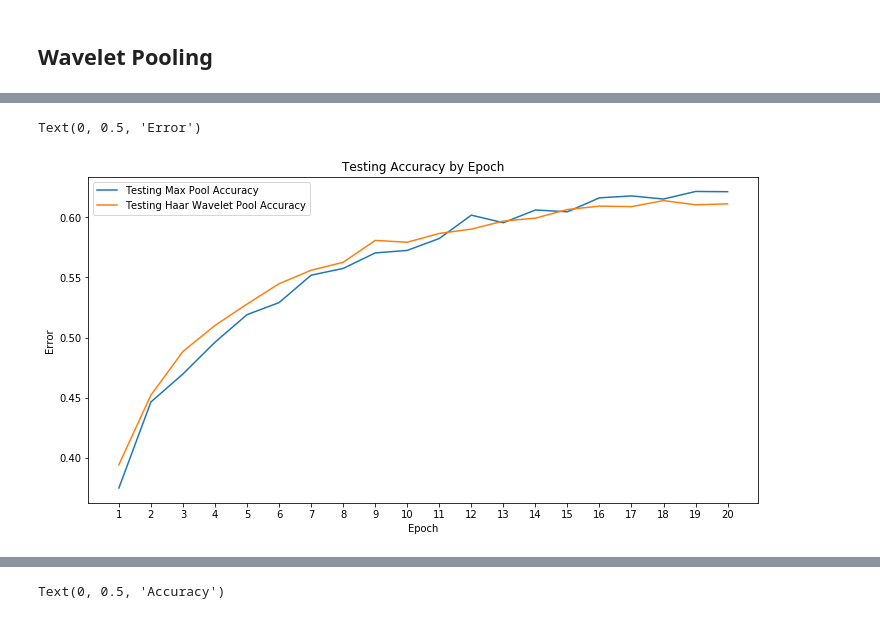
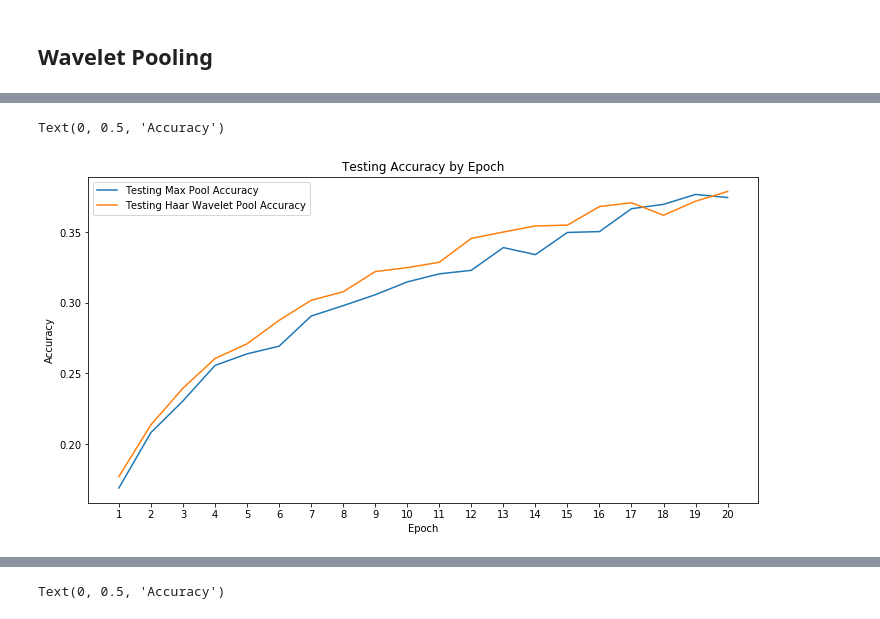
Before and after one commit to abhon/DSGA_1013_Final_Project, a Jupyter notebook: Code/Wavelet_CIFAR.ipynb, the cells around one changed output, grey strips where cells are left out. Cells and saved outputs as stored; diff of their text form; code cells hidden in the pictures.

```diff
--- a/Code/Wavelet_CIFAR.ipynb
+++ b/Code/Wavelet_CIFAR.ipynb
@@ -56,7 +56,7 @@ print(' '.join('%5s' % classes[labels[j]] for j in range(4)))
 def get_wav(in_channels,  pool=True):
     """wavelet decomposition using conv2d"""
 
-    w = pywt.Wavelet('bior1.1')
+    w = pywt.Wavelet('haar')
 
     dec_hi = torch.Tensor(w.dec_hi[::-1])
     dec_lo = torch.Tensor(w.dec_lo[::-1])
@@ -142,7 +142,9 @@ criterion = nn.CrossEntropyLoss()
 optimizer = optim.SGD(maxnet.parameters(), lr=0.0001, momentum=0.9)
 
 
-for epoch in range(20):  # loop/over the dataset multiple times
+for epoch in range(20):
+    # loop/over the dataset multiple times
+
     training_loss = 0
     running_loss = 0.0
     num_images = 0
@@ -164,11 +166,14 @@ for epoch in range(20):  # loop/over the dataset multiple times
         # print statistics
         running_loss += loss.item()
         training_loss += loss.item()
+
         if i % 1000 == 999:    # print every 1000 mini-batches
             print('[%d, %5d] running loss: %.3f' %
                   (epoch + 1, i + 1, running_loss / num_images))
             run_loss.append(running_loss / num_images)
             running_loss = 0.0
+        if i >= 0.05 * len(trainloader):
+            break
     train_loss.append(training_loss / num_images)
 
     testing_loss = 0
@@ -416,6 +421,8 @@ for epoch in range(20):  # loop/over the dataset multiple times
                   (epoch + 1, i + 1, running_loss / num_images))
             run_loss.append(running_loss / num_images)
             running_loss = 0.0
+        if i >= 0.05 * len(trainloader):
+            break
     train_loss.append(training_loss / num_images)
 
     testing_loss = 0
@@ -464,15 +471,15 @@ Finished Training
 # %%
 plt.figure(figsize =(12,6))
 plt.plot(np.arange(1,21, step=1), max_accuracy, label = 'Testing Max Pool Accuracy')
 plt.plot(np.arange(1,21, step=1), haar_accuracy, label = 'Testing Haar Wavelet Pool Accuracy')
 plt.title('Testing Accuracy by Epoch')
 plt.xticks(np.arange(1,21, step=1))
 plt.legend()
 plt.xlabel('Epoch')
-plt.ylabel('Error')
+plt.ylabel('Accuracy')
 # %% [output]
-Text(0, 0.5, 'Error')
+Text(0, 0.5, 'Accuracy')
-[figure, old version]
+[figure, new version]
 # %%
 class db2Net(nn.Module):
     def __init__(self):
```
Also changed, not shown: parts of 4 cells of this notebook.
